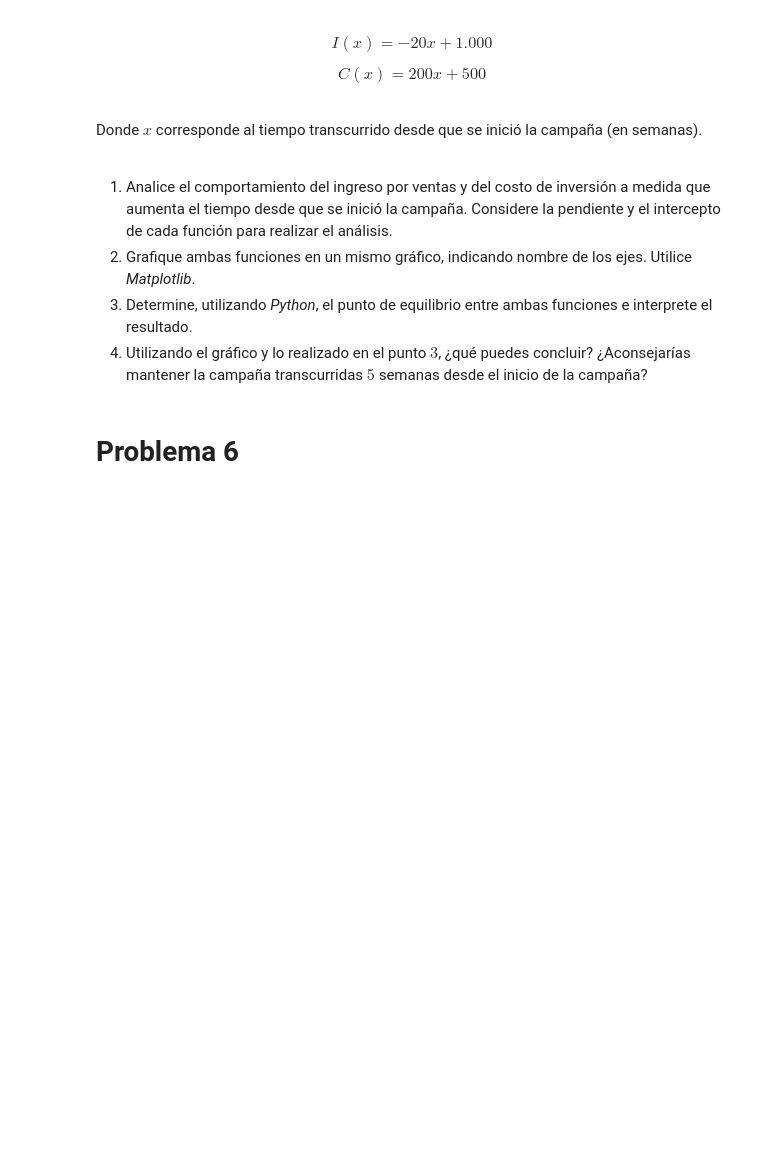
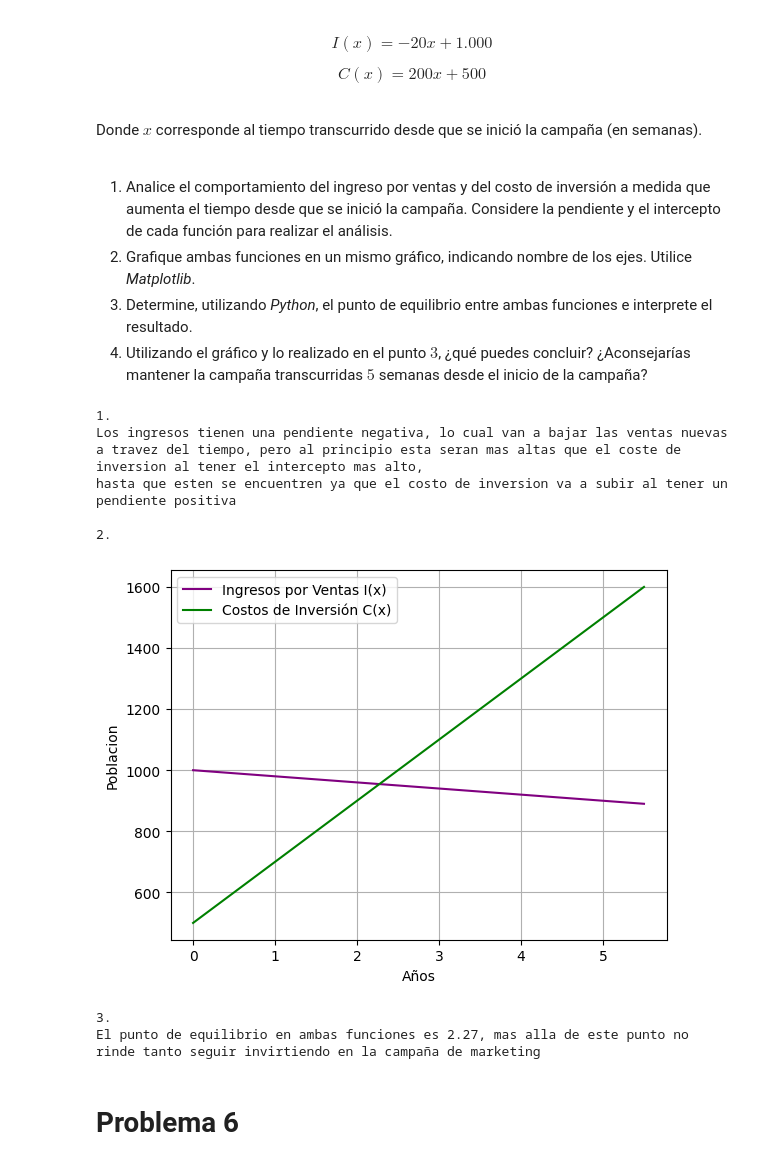
Before and after one commit to Gaboemi-Duoc/Ejercicios-DuocUC, a Jupyter notebook: Semestre 2/Matematicas Aplicadas/G3_Aplicaciones_de_funciones.ipynb, the cells around one changed output. Drawn from its saved outputs; the diff is of its cells as text; code cells hidden in the pictures; blank space fills up the shorter version.

```diff
--- a/Semestre 2/Matematicas Aplicadas/G3_Aplicaciones_de_funciones.ipynb
+++ b/Semestre 2/Matematicas Aplicadas/G3_Aplicaciones_de_funciones.ipynb
@@ -265,6 +295,46 @@ Donde $x$ corresponde al tiempo transcurrido desde que se inició la campaña (e
 de los ejes. Utilice *Matplotlib*.
 3. Determine, utilizando *Python*, el punto de equilibrio entre ambas funciones e interprete el resultado.
 4. Utilizando el gráfico y lo realizado en el punto $3$, ¿qué puedes concluir? ¿Aconsejarías mantener la campaña transcurridas $5$ semanas desde el inicio de la campaña?
+# %%
+import numpy
+import matplotlib.pyplot as pyplot
+from scipy.optimize import fsolve
+
+def I(x): return -20*x + 1000
+def C(x): return 200*x + 500
+
+print('1. \nLos ingresos tienen una pendiente negativa, lo cual van a bajar las ventas nuevas a travez del tiempo, pero al principio esta seran mas altas que el coste de inversion al tener el intercepto mas alto, \nhasta que esten se encuentren ya que el costo de inversion va a subir al tener un pendiente positiva\n')
+
+x = numpy.arange(0,6,0.5)
+
+pyplot.plot(x,I(x), color='purple', label='Ingresos por Ventas I(x)')
+pyplot.plot(x,C(x), color='green', label='Costos de Inversión C(x)')
+
+pyplot.title('')
+pyplot.xlabel('Años')
+pyplot.ylabel('Poblacion')
+pyplot.legend()
+pyplot.grid()
+print('2.')
+pyplot.show()
+
+xInter = numpy.linspace(0,8,1) # Rango de Busqueda entre 0 y 8, en 1 espacios
+def intercept(x): return I(x) - C(x)
+
+solution = numpy.around(fsolve(intercept,xInter), decimals=2) # Rendodear a x decimales
+variable = numpy.unique(solution) # Muestra solucion sin repetir, solucion unica
+print(f'3.\nEl punto de equilibrio en ambas funciones es {variable[0]:.2f}, mas alla de este punto no rinde tanto seguir invirtiendo en la campaña de marketing \n')
+
+print('4.\nNo aconsejaria mantener la campaña, ya que perderia más dinero del que se invierte a este punto')
+# %% [output]
+1.
+Los ingresos tienen una pendiente negativa, lo cual van a bajar las ventas nuevas a travez del tiempo, pero al principio esta seran mas altas que el coste de inversion al tener el intercepto mas alto,
+hasta que esten se encuentren ya que el costo de inversion va a subir al tener un pendiente positiva
+
+2.
+[figure, added]
+3.
+El punto de equilibrio en ambas funciones es 2.27, mas alla de este punto no rinde tanto seguir invirtiendo en la campaña de marketing
 # %% [markdown]
 # Problema 6
 # %% [markdown]
```
Also changed, not shown: parts of 5 cells of this notebook.
